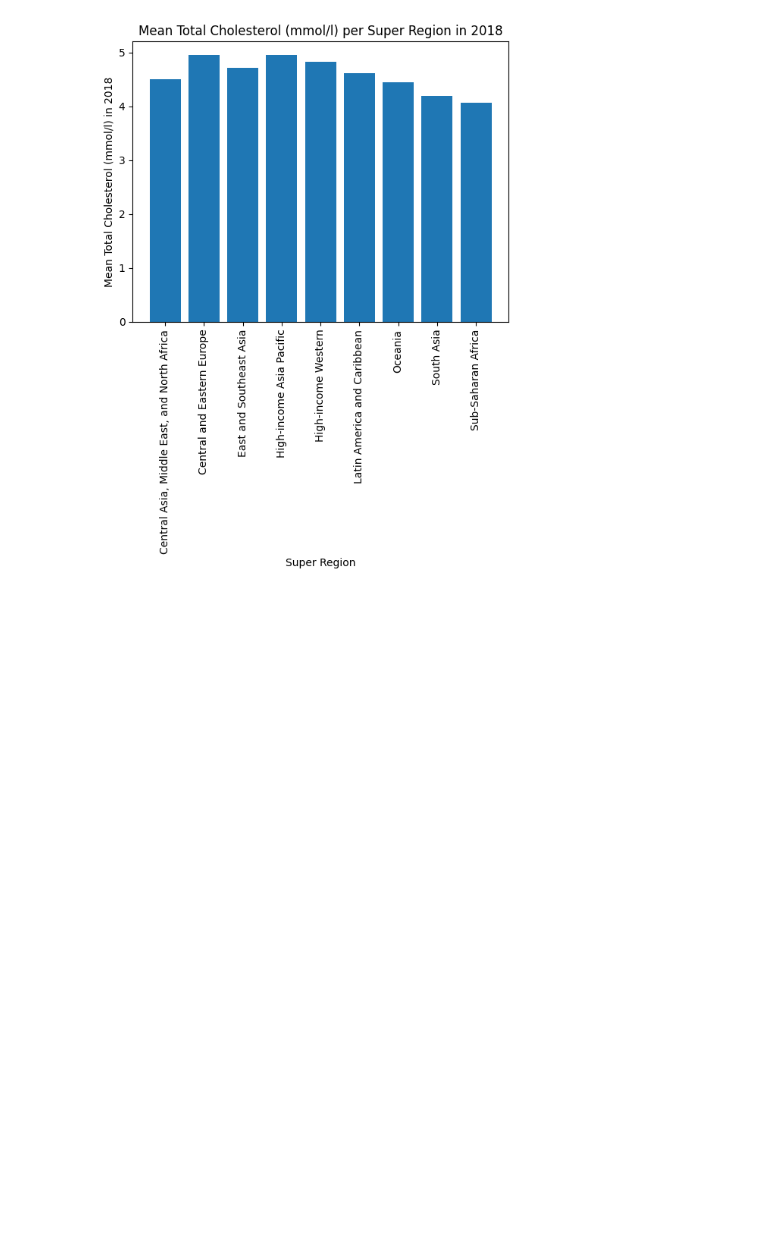
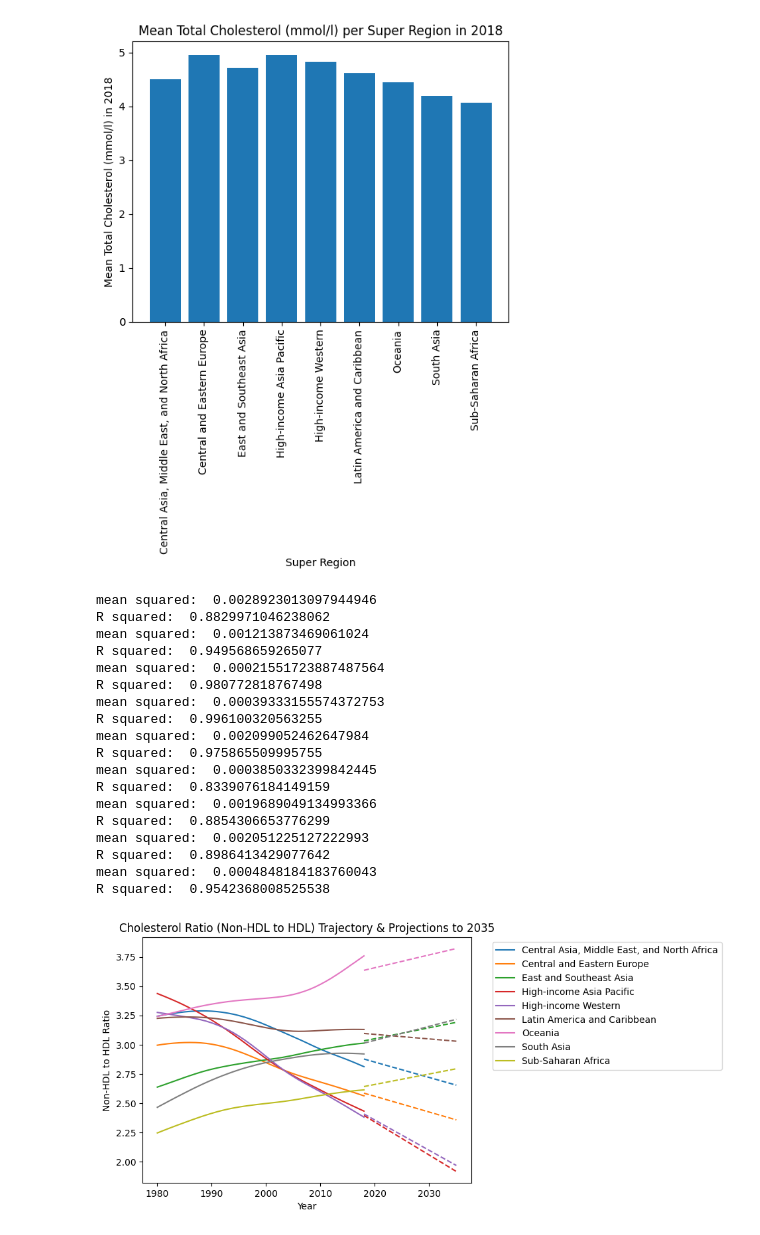
Before and after one commit to ariafcode/dsrp, a Jupyter notebook: dsrp.ipynb, the cells around one changed output. Cells and saved outputs as stored; diff of their text form; code cells hidden in the pictures; blank space fills up the shorter version.

```diff
--- a/dsrp.ipynb
+++ b/dsrp.ipynb
@@ -495,3 +495,53 @@ South Asia                                     4.193962
 Sub-Saharan Africa                             4.074891
 Name: mean_total_cholesterol_mmol_l, dtype: float64
 [figure]
+# %%
+#Linear Regression Model to Predict Future
+import pandas as pd
+import numpy as np
+import matplotlib.pyplot as plt
+from sklearn import datasets, model_selection
+from sklearn.metrics import r2_score
+from sklearn.metrics import mean_squared_error
+from sklearn.datasets import make_regression
+from sklearn.linear_model import LinearRegression
+regional_trends = df_merged.groupby(['super_region','year'])['ratio'].mean().reset_index()
+future_years = np.array(range(2018, 2036)).reshape(-1, 1)
+regions = regional_trends['super_region'].unique()
+for region in regions:
+    region_data = regional_trends[regional_trends['super_region'] == region]
+    X_train = region_data['year'].values.reshape(-1, 1)
+    y_train = region_data['ratio'].values
+    lr_model = LinearRegression()
+    lr_model.fit(X_train, y_train)
+    pred = lr_model.predict(future_years)
+    train_preds = lr_model.predict(X_train)
+    print('mean squared: ', mean_squared_error(y_train, train_preds))
+    print('R squared: ', r2_score(y_train, train_preds))
+    line = plt.plot(X_train, y_train, label=region)
+    plt.plot(future_years, pred, linestyle='--', color=line[0].get_color())
+plt.title("Cholesterol Ratio (Non-HDL to HDL) Trajectory & Projections to 2035")
+plt.xlabel("Year")
+plt.ylabel("Non-HDL to HDL Ratio")
+plt.legend(bbox_to_anchor=(1.05,1))
+plt.show()
+# %% [output]
+mean squared:  0.0028923013097944946
+R squared:  0.8829971046238062
+mean squared:  0.001213873469061024
+R squared:  0.949568659265077
+mean squared:  0.00021551723887487564
+R squared:  0.980772818767498
+mean squared:  0.00039333155574372753
+R squared:  0.996100320563255
+mean squared:  0.002099052462647984
+R squared:  0.975865509995755
+mean squared:  0.0003850332399842445
+R squared:  0.8339076184149159
+mean squared:  0.0019689049134993366
+R squared:  0.8854306653776299
+mean squared:  0.002051225127222993
+R squared:  0.8986413429077642
+mean squared:  0.0004848184183760043
+R squared:  0.9542368008525538
+[figure, added]
```
